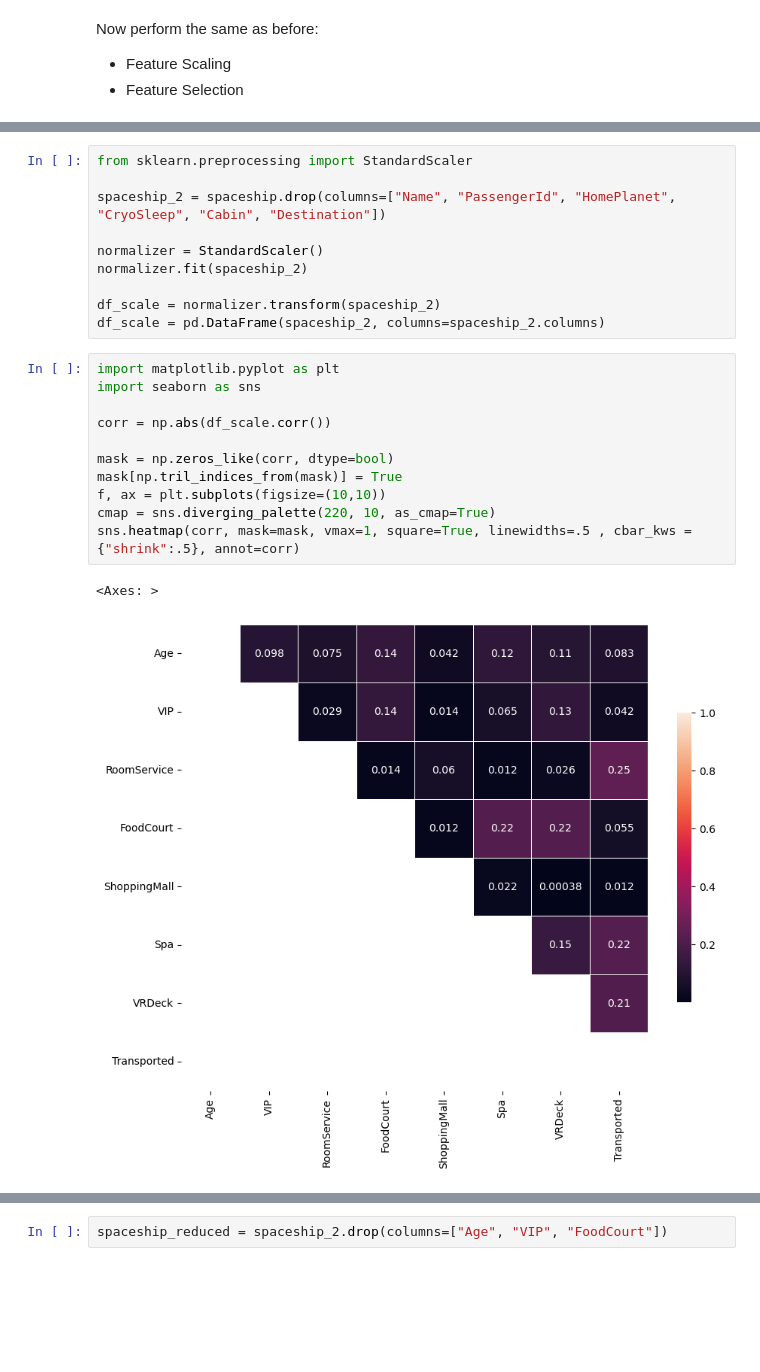
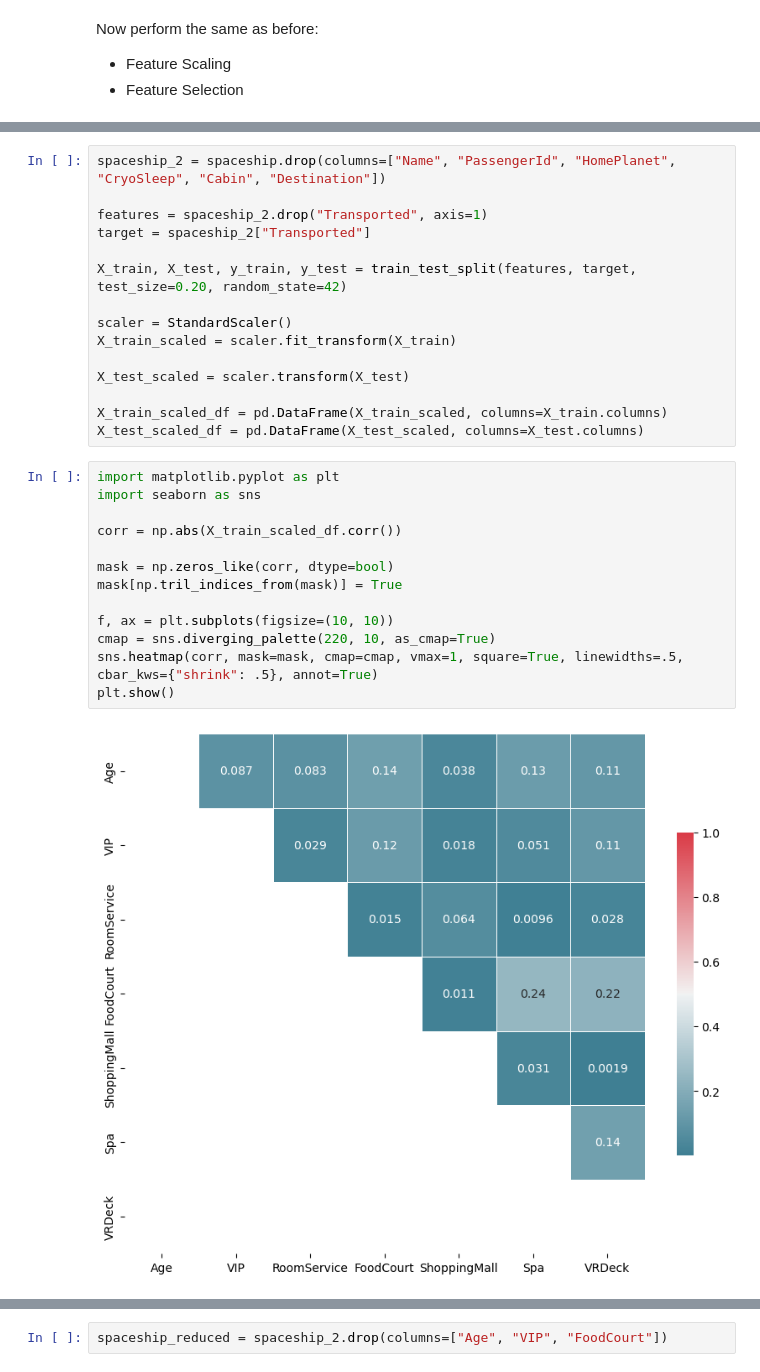
Before and after one commit to data-bootcamp-v4/lab-ml-regression, a Jupyter notebook: lab-ensemble.ipynb, the cells around one changed output, grey strips where cells are left out. Cells and saved outputs as stored; diff of their text form; blank space fills up the shorter version.

```diff
--- a/lab-ensemble.ipynb
+++ b/lab-ensemble.ipynb
@@ -36,24 +57,30 @@ spaceship.dropna(inplace=True)
-# %%
-from sklearn.preprocessing import StandardScaler
-
-spaceship_2 = spaceship.drop(columns=["Name", "PassengerId", "HomePlanet", "CryoSleep", "Cabin", "Destination"])
-
-normalizer = StandardScaler()
-normalizer.fit(spaceship_2)
-
-df_scale = normalizer.transform(spaceship_2)
-df_scale = pd.DataFrame(spaceship_2, columns=spaceship_2.columns)
+# %%
+spaceship_2 = spaceship.drop(columns=["Name", "PassengerId", "HomePlanet", "CryoSleep", "Cabin", "Destination"])
+
+features = spaceship_2.drop("Transported", axis=1)
+target = spaceship_2["Transported"]
+
+X_train, X_test, y_train, y_test = train_test_split(features, target, test_size=0.20, random_state=42)
+
+scaler = StandardScaler()
+X_train_scaled = scaler.fit_transform(X_train)
+
+X_test_scaled = scaler.transform(X_test)
+
+X_train_scaled_df = pd.DataFrame(X_train_scaled, columns=X_train.columns)
+X_test_scaled_df = pd.DataFrame(X_test_scaled, columns=X_test.columns)
 # %%
 import matplotlib.pyplot as plt
 import seaborn as sns
 
-corr = np.abs(df_scale.corr())
+corr = np.abs(X_train_scaled_df.corr())
 
 mask = np.zeros_like(corr, dtype=bool)
 mask[np.tril_indices_from(mask)] = True
-f, ax = plt.subplots(figsize=(10,10))
+
+f, ax = plt.subplots(figsize=(10, 10))
 cmap = sns.diverging_palette(220, 10, as_cmap=True)
-sns.heatmap(corr, mask=mask, vmax=1, square=True, linewidths=.5 , cbar_kws = {"shrink":.5}, annot=corr)
+sns.heatmap(corr, mask=mask, cmap=cmap, vmax=1, square=True, linewidths=.5, cbar_kws={"shrink": .5}, annot=True)
+plt.show()
 # %% [output]
-<Axes: >
-[figure, old version]
+[figure, new version]
```
Also changed, not shown: parts of 9 cells of this notebook.
